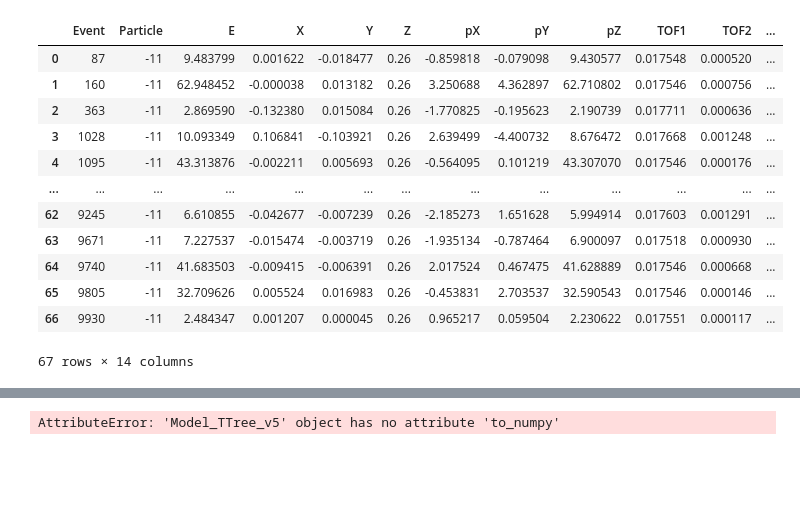
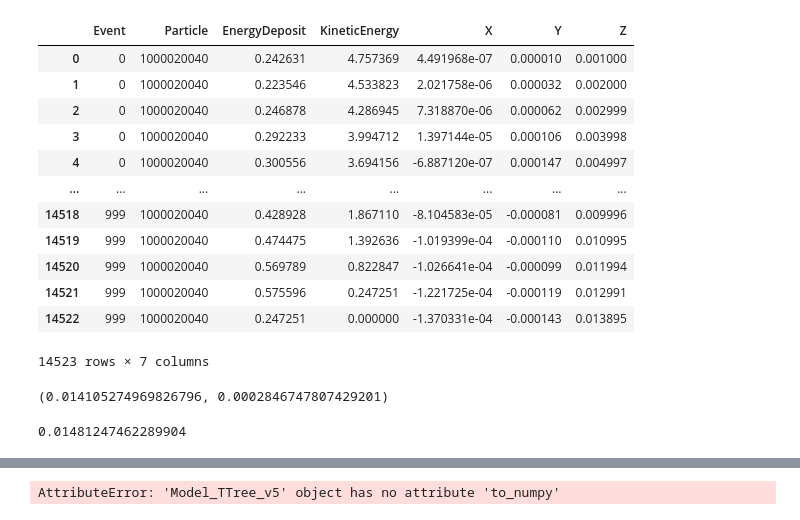
Before and after one commit to zdenek-vostrel/YAG-scintillator, a Jupyter notebook: analysis/analysis.ipynb, the cells around one changed output, grey strips where cells are left out. Saved outputs shown, nothing was run; the diff lists cells and outputs as text; code cells hidden in the pictures; blank space fills up the shorter version.

Commit message:
updated analysis scripts

```diff
--- a/analysis/analysis.ipynb
+++ b/analysis/analysis.ipynb
@@ -5,21 +6,31 @@ import pandas as pd
 # %%
 
-root_file = uproot.open('/Users/zdenekvostrel/Programming/FJFI/Diplomka/positronProductionCC/cmake-build-debug/output.root')
-tree = root_file['Hits']
+root_file = uproot.open('/data2/user_data/atlas/vostrel/UFP/YAG_scintillator/scripts/data/w_20/alpha/E_5/output.root')
+tree = root_file['Hits1']
 
 df = tree.arrays(library='pd')
 df
 # %% [output]
-|  | Event | Particle | E | X | Y | Z | pX | pY | pZ | TOF1 | TOF2 | ... |
-| 0 | 87 | -11 | 9.483799 | 0.001622 | -0.018477 | 0.26 | -0.859818 | -0.079098 | 9.430577 | 0.017548 | 0.000520 | ... |
-| 1 | 160 | -11 | 62.948452 | -0.000038 | 0.013182 | 0.26 | 3.250688 | 4.362897 | 62.710802 | 0.017546 | 0.000756 | ... |
-| 2 | 363 | -11 | 2.869590 | -0.132380 | 0.015084 | 0.26 | -1.770825 | -0.195623 | 2.190739 | 0.017711 | 0.000636 | ... |
-| 3 | 1028 | -11 | 10.093349 | 0.106841 | -0.103921 | 0.26 | 2.639499 | -4.400732 | 8.676472 | 0.017668 | 0.001248 | ... |
-| 4 | 1095 | -11 | 43.313876 | -0.002211 | 0.005693 | 0.26 | -0.564095 | 0.101219 | 43.307070 | 0.017546 | 0.000176 | ... |
-| ... | ... | ... | ... | ... | ... | ... | ... | ... | ... | ... | ... | ... |
-| 62 | 9245 | -11 | 6.610855 | -0.042677 | -0.007239 | 0.26 | -2.185273 | 1.651628 | 5.994914 | 0.017603 | 0.001291 | ... |
-| 63 | 9671 | -11 | 7.227537 | -0.015474 | -0.003719 | 0.26 | -1.935134 | -0.787464 | 6.900097 | 0.017518 | 0.000930 | ... |
-| 64 | 9740 | -11 | 41.683503 | -0.009415 | -0.006391 | 0.26 | 2.017524 | 0.467475 | 41.628889 | 0.017546 | 0.000668 | ... |
-| 65 | 9805 | -11 | 32.709626 | 0.005524 | 0.016983 | 0.26 | -0.453831 | 2.703537 | 32.590543 | 0.017546 | 0.000146 | ... |
-| 66 | 9930 | -11 | 2.484347 | 0.001207 | 0.000045 | 0.26 | 0.965217 | 0.059504 | 2.230622 | 0.017551 | 0.000117 | ... |
+|  | Event | Particle | EnergyDeposit | KineticEnergy | X | Y | Z |
+| 0 | 0 | 1000020040 | 0.242631 | 4.757369 | 4.491968e-07 | 0.000010 | 0.001000 |
+| 1 | 0 | 1000020040 | 0.223546 | 4.533823 | 2.021758e-06 | 0.000032 | 0.002000 |
+| 2 | 0 | 1000020040 | 0.246878 | 4.286945 | 7.318870e-06 | 0.000062 | 0.002999 |
+| 3 | 0 | 1000020040 | 0.292233 | 3.994712 | 1.397144e-05 | 0.000106 | 0.003998 |
+| 4 | 0 | 1000020040 | 0.300556 | 3.694156 | -6.887120e-07 | 0.000147 | 0.004997 |
+| ... | ... | ... | ... | ... | ... | ... | ... |
+| 14518 | 999 | 1000020040 | 0.428928 | 1.867110 | -8.104583e-05 | -0.000081 | 0.009996 |
+| 14519 | 999 | 1000020040 | 0.474475 | 1.392636 | -1.019399e-04 | -0.000110 | 0.010995 |
+| 14520 | 999 | 1000020040 | 0.569789 | 0.822847 | -1.026641e-04 | -0.000099 | 0.011994 |
+| 14521 | 999 | 1000020040 | 0.575596 | 0.247251 | -1.221725e-04 | -0.000119 | 0.012991 |
+| 14522 | 999 | 1000020040 | 0.247251 | 0.000000 | -1.370331e-04 | -0.000143 | 0.013895 |
-67 rows × 14 columns
+14523 rows × 7 columns
+# %%
+Zreached = df.groupby("Event")["Z"].max().reset_index()
+
+Zreached["Z"].mean(), Zreached["Z"].std()
+# %% [output]
+(0.014105274969826796, 0.0002846747807429201)
+# %%
+np.percentile(np.array(Zreached["Z"]), 99)
+# %% [output]
+0.01481247462289904
```
Also changed, not shown: parts of 21 cells of this notebook, 3 other files.
